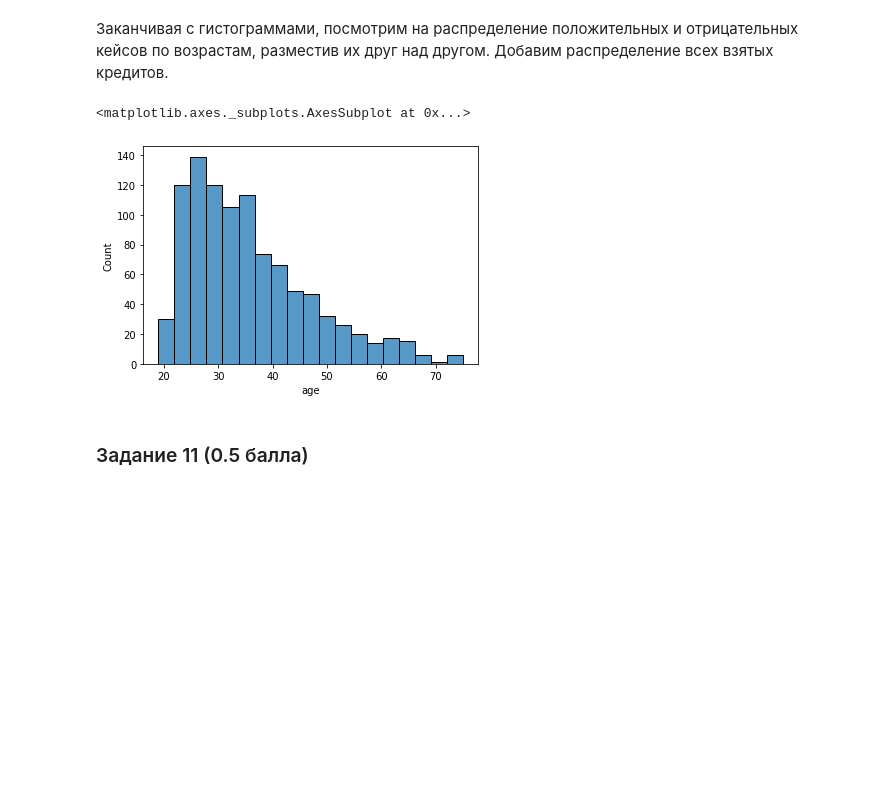
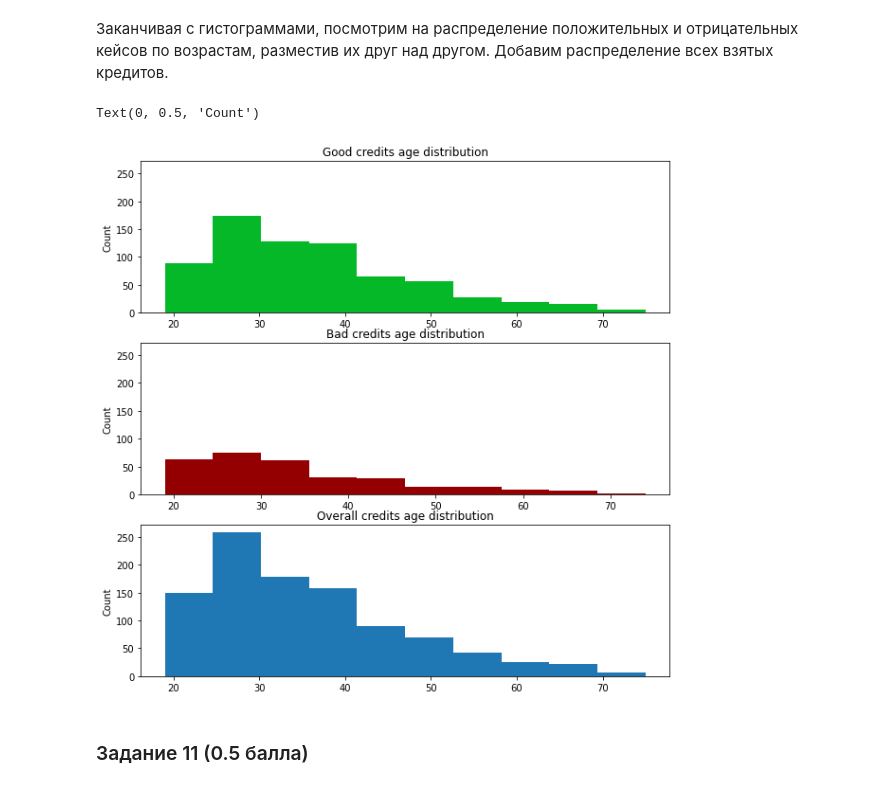
Before and after one commit to TyurinIvan/iad2021, a Jupyter notebook: hw3/hw03-EDA.ipynb, the cells around one changed output. Saved outputs shown, nothing was run; the diff lists cells and outputs as text; code cells hidden in the pictures; blank space fills up the shorter version.

```diff
--- a/hw3/hw03-EDA.ipynb
+++ b/hw3/hw03-EDA.ipynb
@@ -236,11 +236,22 @@ sns.violinplot(data=df, hue='credit_risk', x='savings', y='age', multiple='dodge
 ### Задание 10  (0.5 балла)
 # %% [markdown]
 Заканчивая с гистограммами, посмотрим на распределение положительных и отрицательных кейсов по возрастам, разместив их друг над другом. Добавим распределение всех взятых кредитов.
-# %%
-sns.histplot(df["age"])
-# %% [output]
-<matplotlib.axes._subplots.AxesSubplot at 0x...>
-[figure, removed]
+# %%
+f, (ax1, ax2, ax3) = plt.subplots(3, 1, sharey=True, figsize=(10,10))
+ax1.hist(df[df["credit_risk"] == "good"]['age'].array, color='#05b828')
+ax1.set_title('Good credits age distribution')
+ax1.set_ylabel("Count")
+
+ax2.hist(df[df["credit_risk"] == "bad"]['age'].array, color='#940002')
+ax2.set_title('Bad credits age distribution')
+ax2.set_ylabel("Count")
+
+ax3.hist(df['age'].array)
+ax3.set_title('Overall credits age distribution')
+ax3.set_ylabel("Count")
+# %% [output]
+Text(0, 0.5, 'Count')
+[figure, added]
 # %%
 # your code here
 # %% [markdown]
```
